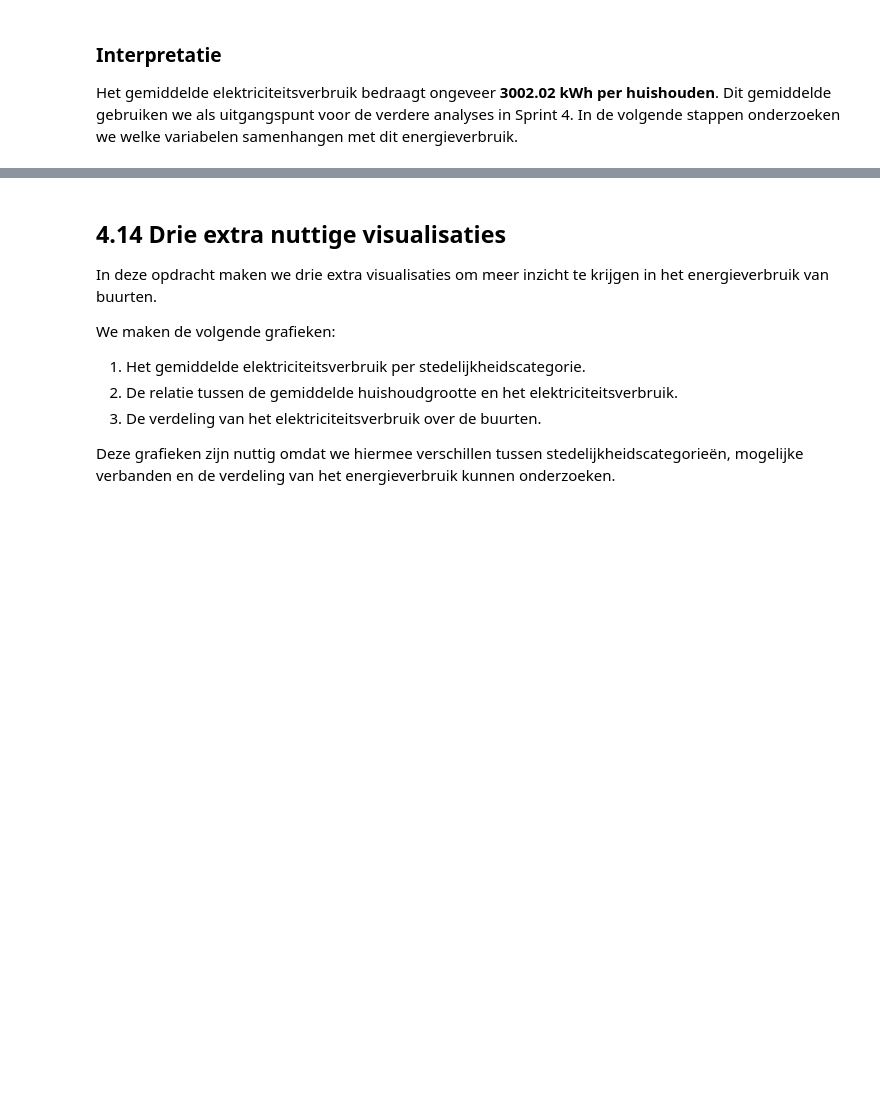
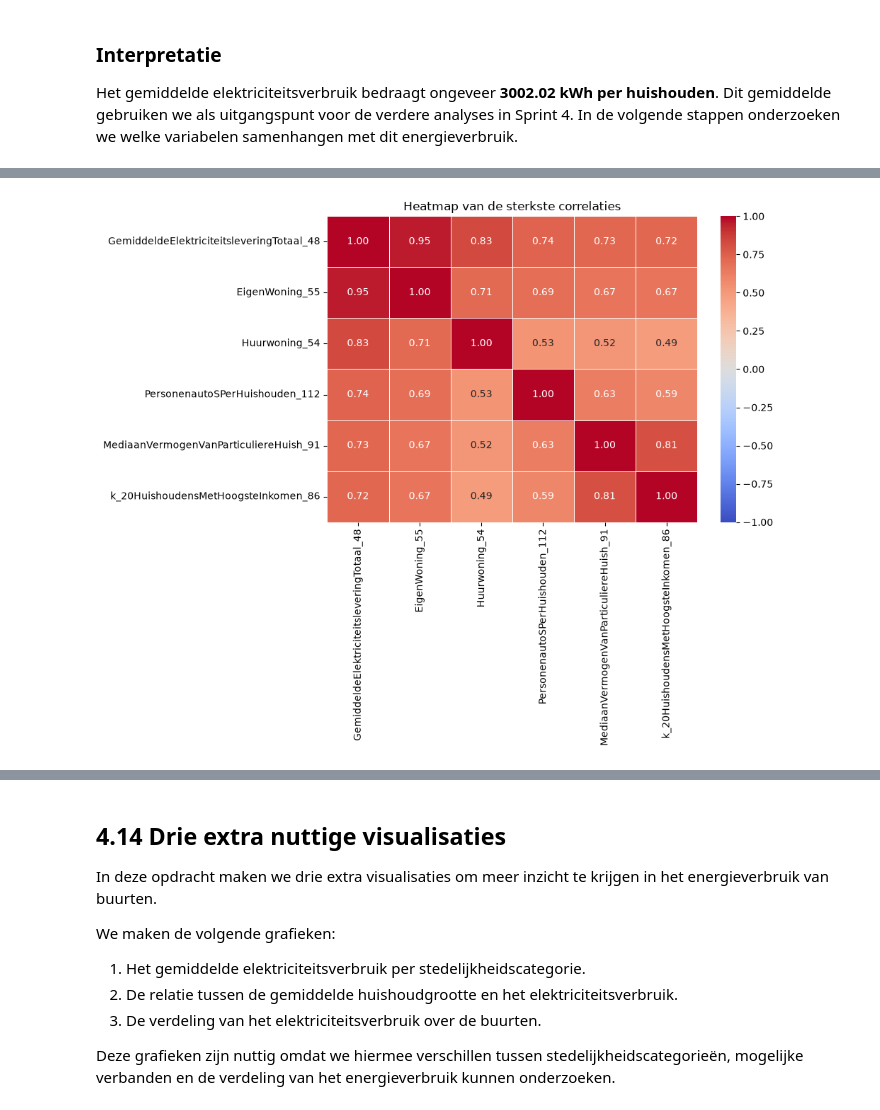
Before and after one commit to Ismael-John/DataLab-Semester-1, a Jupyter notebook: Notebook Template Groep 2 1A.ipynb, the cells around one changed output, grey strips where cells are left out. Cells and saved outputs as stored; diff of their text form; code cells hidden in the pictures; blank space fills up the shorter version.

```diff
--- a/Notebook Template Groep 2 1A.ipynb
+++ b/Notebook Template Groep 2 1A.ipynb
@@ -1012,0 +1033,25 @@ Daarom is de categoriale variabele `MateVanStedelijkheid_125` relevant binnen de
+# %%
+# Namen van de vijf sterkst correlerende variabelen ophalen
+top_variabelen = top5.index.tolist()
+
+# De doelvariabele toevoegen aan de heatmap
+matrix_variabelen = [doel] + top_variabelen
+
+# Heatmap maken
+plt.figure(figsize=(10, 8))
+
+sns.heatmap(
+    corr_matrix.loc[matrix_variabelen, matrix_variabelen],
+    annot=True,
+    fmt=".2f",
+    cmap="coolwarm",
+    vmin=-1,
+    vmax=1,
+    linewidths=0.5
+)
+
+plt.title("Heatmap van de sterkste correlaties")
+plt.tight_layout()
+plt.show()
+# %% [output]
+[figure, added]
```
Also changed, not shown: parts of 34 cells of this notebook.
